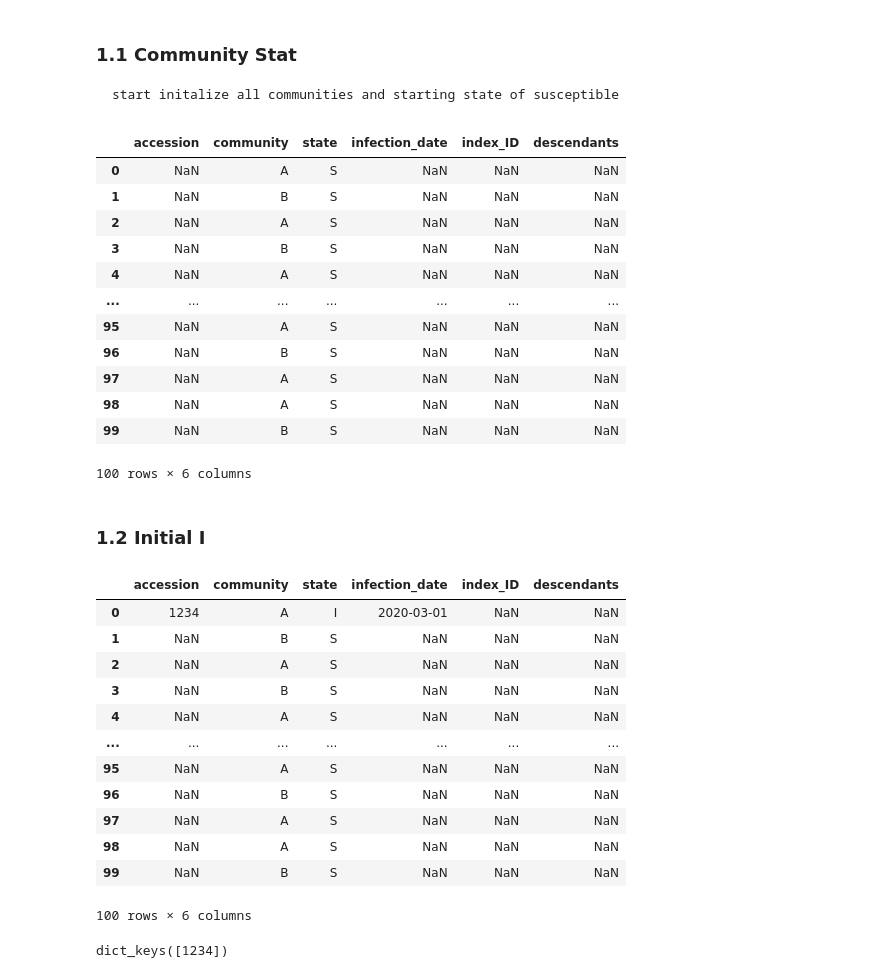
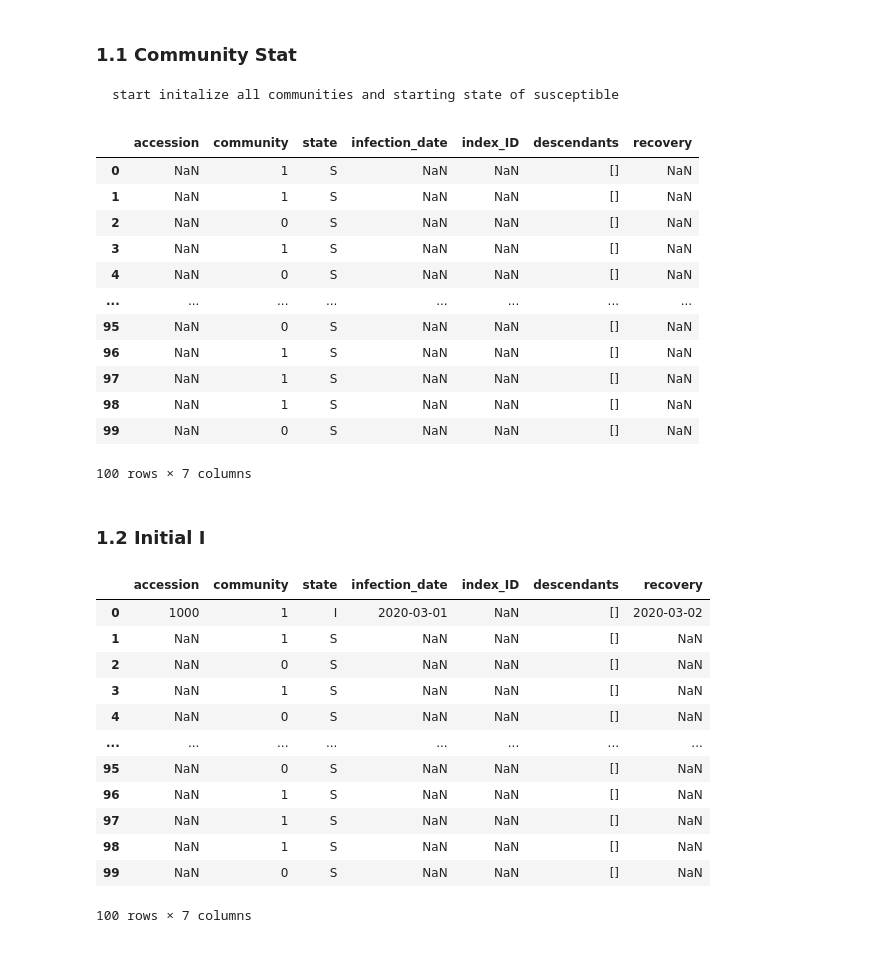
Before and after one commit to nahomiiiie/genomic_sampling, a Jupyter notebook: 01-creation.ipynb, the cells around one changed output. Saved outputs shown, nothing was run; the diff lists cells and outputs as text; code cells hidden in the pictures.

```diff
--- a/01-creation.ipynb
+++ b/01-creation.ipynb
@@ -70,16 +114,29 @@ agents['community'] = [ chr(x+65) for x in agents.community]
+# %%
+char = ['accession','community','state','infection_date','index_ID','descendants', 'recovery']
+agents = pd.DataFrame(columns=char, index=range(100))
+
+agents['state'] = 'S'
+    #initiialize all as Susceptible - 'S'
+agents['community'] = np.random.binomial(1,0.5,100)
+    #random 50/50 to be in community A vs B. multinomial if more communitis
+#agents['community'] = [ chr(x+65) for x in agents.community]
+    #convert numerical binomial to char. 0 - A, 1- B...///////////
+agents['descendants'] = [[]] * agents.shape[0]
+
+#don't need to save sequence here, save to dict w key as accession
 # %%
 agents
 # %% [output]
-|  | accession | community | state | infection_date | index_ID | descendants |
-| 0 | NaN | A | S | NaN | NaN | NaN |
-| 1 | NaN | B | S | NaN | NaN | NaN |
-| 2 | NaN | A | S | NaN | NaN | NaN |
-| 3 | NaN | B | S | NaN | NaN | NaN |
-| 4 | NaN | A | S | NaN | NaN | NaN |
-| ... | ... | ... | ... | ... | ... | ... |
-| 95 | NaN | A | S | NaN | NaN | NaN |
-| 96 | NaN | B | S | NaN | NaN | NaN |
-| 97 | NaN | A | S | NaN | NaN | NaN |
-| 98 | NaN | A | S | NaN | NaN | NaN |
-| 99 | NaN | B | S | NaN | NaN | NaN |
+|  | accession | community | state | infection_date | index_ID | descendants | recovery |
+| 0 | NaN | 1 | S | NaN | NaN | [] | NaN |
+| 1 | NaN | 1 | S | NaN | NaN | [] | NaN |
+| 2 | NaN | 0 | S | NaN | NaN | [] | NaN |
+| 3 | NaN | 1 | S | NaN | NaN | [] | NaN |
+| 4 | NaN | 0 | S | NaN | NaN | [] | NaN |
+| ... | ... | ... | ... | ... | ... | ... | ... |
+| 95 | NaN | 0 | S | NaN | NaN | [] | NaN |
+| 96 | NaN | 1 | S | NaN | NaN | [] | NaN |
+| 97 | NaN | 1 | S | NaN | NaN | [] | NaN |
+| 98 | NaN | 1 | S | NaN | NaN | [] | NaN |
+| 99 | NaN | 0 | S | NaN | NaN | [] | NaN |
-100 rows × 6 columns
+100 rows × 7 columns
@@ -88,26 +143,24 @@ allseq = {}
 # %% [markdown]
 ### 1.2 Initial I
 # %%
-agents.at[0, 'accession'] = int(1234)
+agents.at[0, 'accession'] = int(1000)
 agents.at[0, 'state'] = 'I'
 agents.at[0, 'infection_date'] = datetime.date.fromisoformat('2020-03-01')
+k =  round(np.random.exponential(10))
+agents.at[0,'recovery'] = datetime.date.fromisoformat('2020-03-01') + datetime.timedelta(days=k)
 allseq[agents.iloc[0].accession] = refseq
 agents
 # %% [output]
-|  | accession | community | state | infection_date | index_ID | descendants |
-| 0 | 1234 | A | I | 2020-03-01 | NaN | NaN |
-| 1 | NaN | B | S | NaN | NaN | NaN |
-| 2 | NaN | A | S | NaN | NaN | NaN |
-| 3 | NaN | B | S | NaN | NaN | NaN |
-| 4 | NaN | A | S | NaN | NaN | NaN |
-| ... | ... | ... | ... | ... | ... | ... |
-| 95 | NaN | A | S | NaN | NaN | NaN |
-| 96 | NaN | B | S | NaN | NaN | NaN |
-| 97 | NaN | A | S | NaN | NaN | NaN |
-| 98 | NaN | A | S | NaN | NaN | NaN |
-| 99 | NaN | B | S | NaN | NaN | NaN |
+|  | accession | community | state | infection_date | index_ID | descendants | recovery |
+| 0 | 1000 | 1 | I | 2020-03-01 | NaN | [] | 2020-03-02 |
+| 1 | NaN | 1 | S | NaN | NaN | [] | NaN |
+| 2 | NaN | 0 | S | NaN | NaN | [] | NaN |
+| 3 | NaN | 1 | S | NaN | NaN | [] | NaN |
+| 4 | NaN | 0 | S | NaN | NaN | [] | NaN |
+| ... | ... | ... | ... | ... | ... | ... | ... |
+| 95 | NaN | 0 | S | NaN | NaN | [] | NaN |
+| 96 | NaN | 1 | S | NaN | NaN | [] | NaN |
+| 97 | NaN | 1 | S | NaN | NaN | [] | NaN |
+| 98 | NaN | 1 | S | NaN | NaN | [] | NaN |
+| 99 | NaN | 0 | S | NaN | NaN | [] | NaN |
-100 rows × 6 columns
+100 rows × 7 columns
-# %%
-allseq.keys()
-# %% [output]
-dict_keys([1234])
```
Also changed, not shown: parts of 24 cells of this notebook, 1 other file.
